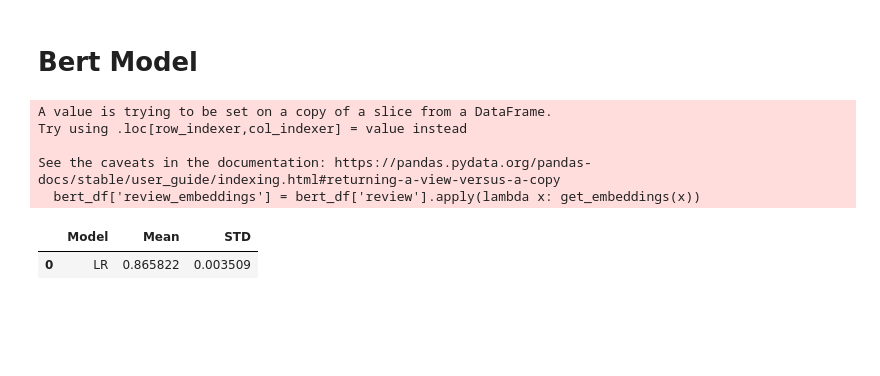
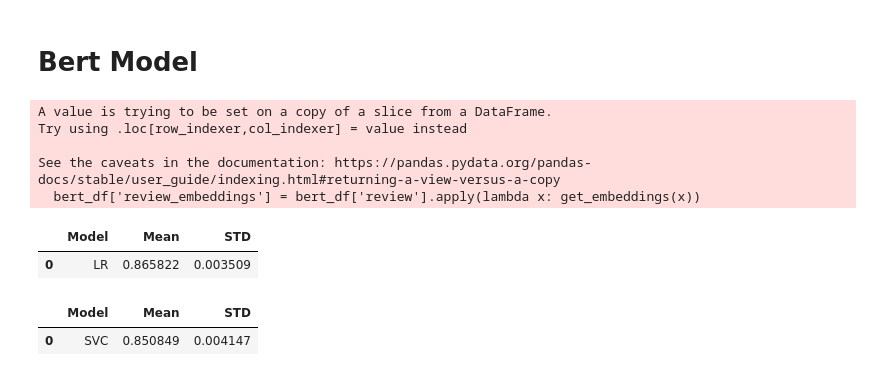
Before and after one commit to MaukanMir/IMDB-Sentiment-Analysis, a Jupyter notebook: training.ipynb, the cells around one changed output. Drawn from its saved outputs; the diff is of its cells as text; code cells hidden in the pictures; blank space fills up the shorter version.

Commit message:
added new models

```diff
--- a/training.ipynb
+++ b/training.ipynb
@@ -419,3 +419,12 @@ testing_selected_models(names, models, features, y)
 # %% [output]
 |  | Model | Mean | STD |
 | 0 | LR | 0.865822 | 0.003509 |
+# %%
+
+names = ['SVC']
+
+models = get_selected_models(names)
+testing_selected_models(names, models, features, y)
+# %% [output]
+|  | Model | Mean | STD |
+| 0 | SVC | 0.850849 | 0.004147 |
```
Also changed, not shown: parts of 1 cell of this notebook.
